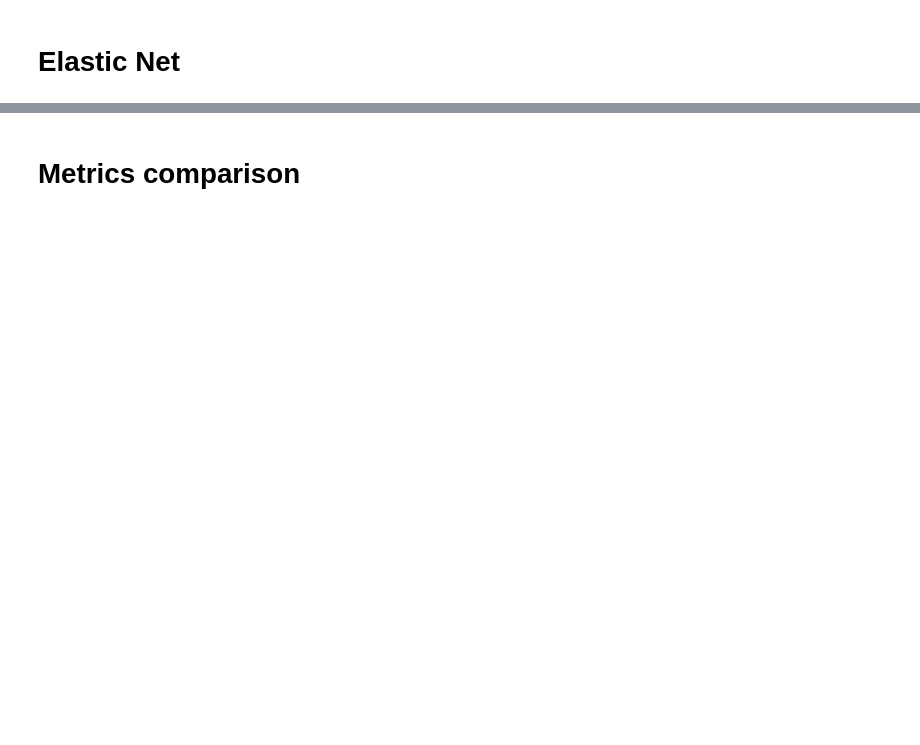
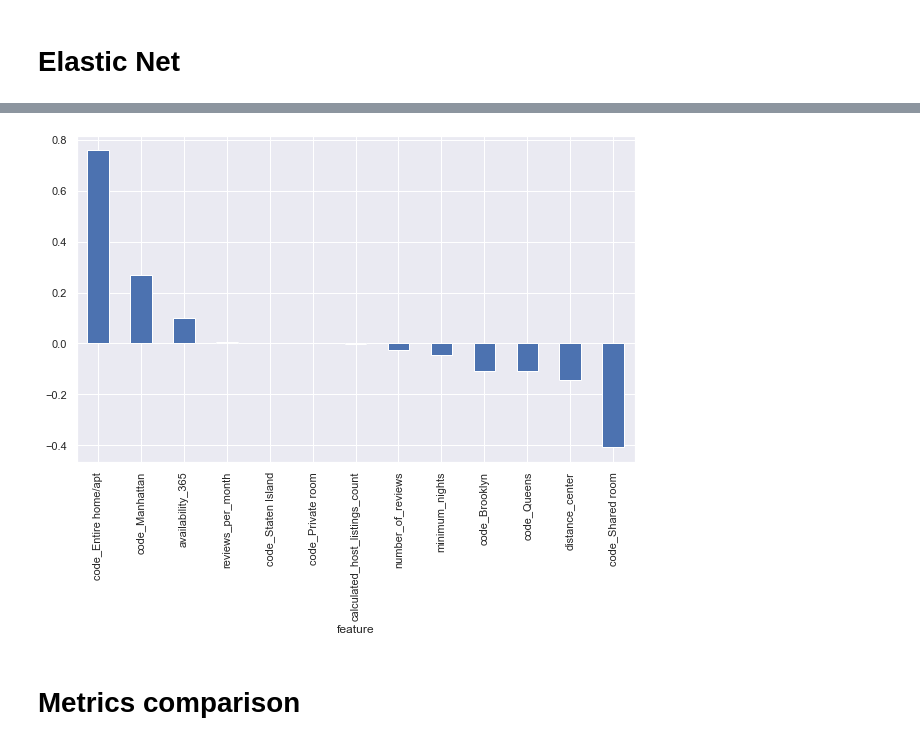
Before and after one commit to elviraux/Otus, a Jupyter notebook: ml/linear regression/Linear regression. NYC Airbnb data.ipynb, the cells around one changed output, grey strips where cells are left out. Drawn from its saved outputs; the diff is of its cells as text; code cells hidden in the pictures; blank space fills up the shorter version.

```diff
--- a/ml/linear regression/Linear regression. NYC Airbnb data.ipynb
+++ b/ml/linear regression/Linear regression. NYC Airbnb data.ipynb
@@ -268,10 +360,12 @@ y_pred_en_cv = en_cv.predict(X_test)
 # %%
 featureImportance = pd.DataFrame({"feature": nyc_airbnb_df.drop('price',axis=1).columns,
                                   "importance": en_cv.coef_})
 
 featureImportance.set_index('feature', inplace=True)
 featureImportance.sort_values(["importance"], ascending=False, inplace=True)
-featureImportance["importance"].plot('bar', color='ycm', figsize=(10, 6));
+featureImportance["importance"].plot('bar', figsize=(10, 6));
+# %% [output]
+[figure, added]
 # %% [markdown]
 # Metrics comparison
 # %%
```
Also changed, not shown: parts of 22 cells of this notebook.
